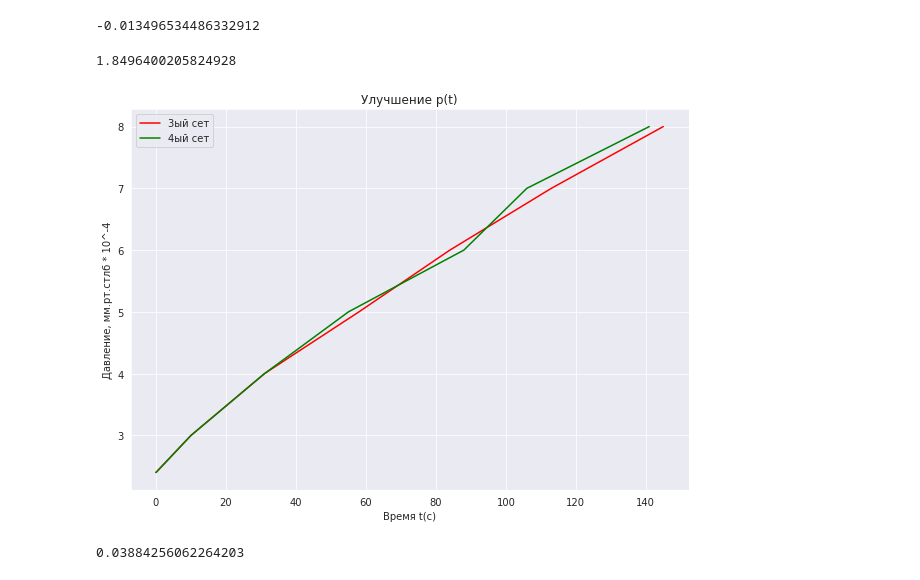
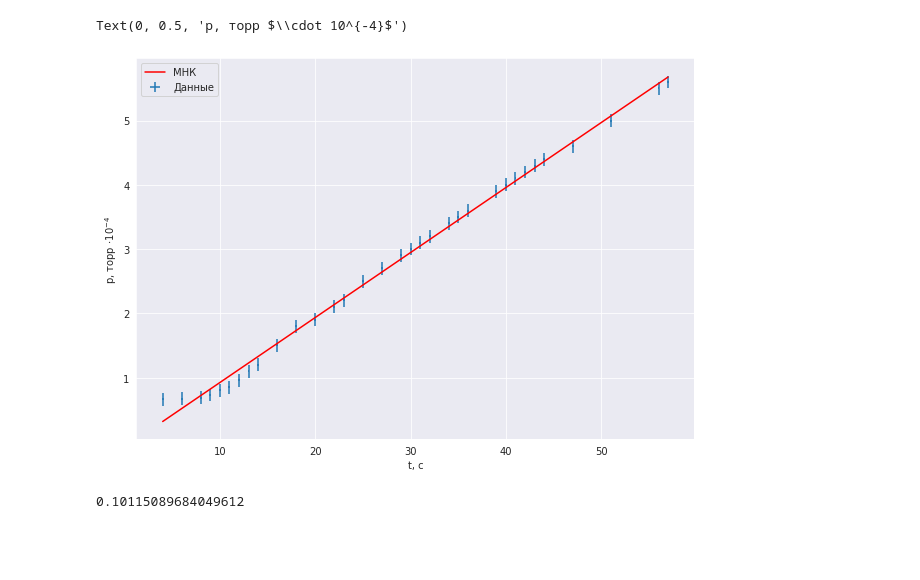
Before and after one commit to hK04/LabWorksSecondSem, a Jupyter notebook: Vacuum/main.ipynb, the cells around one changed output. Drawn from its saved outputs; the diff is of its cells as text; code cells hidden in the pictures; blank space fills up the shorter version.

```diff
--- a/Vacuum/main.ipynb
+++ b/Vacuum/main.ipynb
@@ -44,37 +22,24 @@ plt.legend()
-# %%
-(k1 + k2) / 2
-# %% [output]
--0.013496534486332912
-# %%
-(b1 + b2) / 2
-# %% [output]
-1.8496400205824928
-# %%
-sns.set_style('darkgrid')
-
-plt.figure(figsize=(10, 7))
-plt.title('Улучшение p(t)')
-#plt.plot(data['t1'], np.log(data['p1'].to_numpy()), color = 'red', label = '1ый сет')
-#plt.plot(data['t2'], np.log(data['p2'].to_numpy()), color = 'green', label = '2ый сет')
-
-#k1, b1 = np.polyfit(data['t1'], np.log(data['p1'].to_numpy()), 1)
-#k2, b2 = np.polyfit(data['t2'], np.log(data['p2'].to_numpy()), 1)
-
-#plt.plot(data['t1'], data['t1'] * k1 + b1, color = 'red', label = '1ый сет МНК')
-#plt.plot(data['t2'], data['t2'] * k2 + b2, color = 'green', label = '2ый сет МНК')
-
-plt.plot(data['t3'], data['p3'].to_numpy(), color = 'red',  label = '3ый сет')
-plt.plot(data['t4'], data['p4'].to_numpy(), color = 'green', label = '4ый сет')
-
-plt.xlabel('Время t(c)')
-plt.ylabel('Давление, мм.рт.стлб * 10^-4')
-plt.legend()
-
-k3, b3 = np.polyfit(data['t3'][:-1], data['p3'][:-1].to_numpy(), 1)
-k4, b4 = np.polyfit(data['t4'][:-1], data['p4'][:-1].to_numpy(), 1)
-# %% [output]
-[figure, removed]
-# %%
-(k3 + k4) / 2
-# %% [output]
-0.03884256062264203
+# %%
+plt.figure(figsize=(10, 7))
+
+plt.errorbar(data_2['t'][1:], data_2['p'][1:], xerr=0.1, yerr=0.1, linestyle = '', label = 'Данные')
+
+
+k0, b0 = np.polyfit(data_2['t'][1:], data_2['p'][1:], 1)
+
+plt.plot(data_2['t'][1:], data_2['t'][1:] * k0 + b0, color = 'red', label = 'МНК', )
+
+plt.xlabel('Время t(c)')
+plt.ylabel('Давление, мм.рт.стлб * 10^-4')
+plt.legend()
+
+
+plt.xlabel('t, с')
+plt.ylabel(r'p, торр $\cdot 10^{-4}$')
+# %% [output]
+Text(0, 0.5, 'p, торр $\\cdot 10^{-4}$')
+[figure, added]
+# %%
+print(k0)
+# %% [output]
+0.10115089684049612
```
Also changed, not shown: parts of 12 cells of this notebook, 1 other file.
